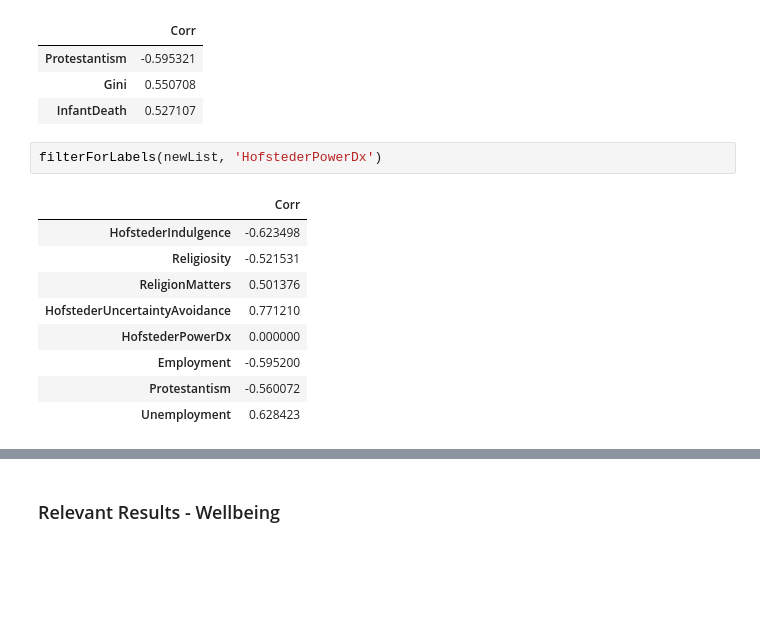
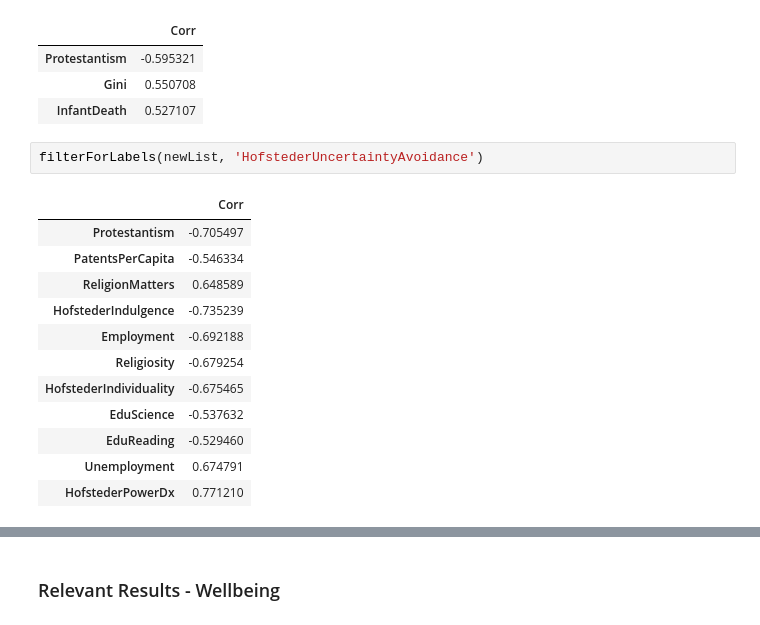
Before and after one commit to JamesIgoe/AzureNotebooks, a Jupyter notebook: OECD_Cross_Correlations.ipynb, the cells around one changed output, grey strips where cells are left out. Drawn from its saved outputs; the diff is of its cells as text; blank space fills up the shorter version.

Commit message:
Update OECD_Cross_Correlations.ipynb
added hofsted

```diff
--- a/OECD_Cross_Correlations.ipynb
+++ b/OECD_Cross_Correlations.ipynb
@@ -158,14 +165,17 @@ filterForLabels(newList, 'HofstederMasculinity')
 | Gini | 0.550708 |
 | InfantDeath | 0.527107 |
 # %%
-filterForLabels(newList, 'HofstederPowerDx')
+filterForLabels(newList, 'HofstederUncertaintyAvoidance')
 # %% [output]
 |  | Corr |
-| HofstederIndulgence | -0.623498 |
-| Religiosity | -0.521531 |
-| ReligionMatters | 0.501376 |
-| HofstederUncertaintyAvoidance | 0.771210 |
-| HofstederPowerDx | 0.000000 |
-| Employment | -0.595200 |
-| Protestantism | -0.560072 |
-| Unemployment | 0.628423 |
+| Protestantism | -0.705497 |
+| PatentsPerCapita | -0.546334 |
+| ReligionMatters | 0.648589 |
+| HofstederIndulgence | -0.735239 |
+| Employment | -0.692188 |
+| Religiosity | -0.679254 |
+| HofstederIndividuality | -0.675465 |
+| EduScience | -0.537632 |
+| EduReading | -0.529460 |
+| Unemployment | 0.674791 |
+| HofstederPowerDx | 0.771210 |
```
Also changed, not shown: parts of 10 cells of this notebook.
